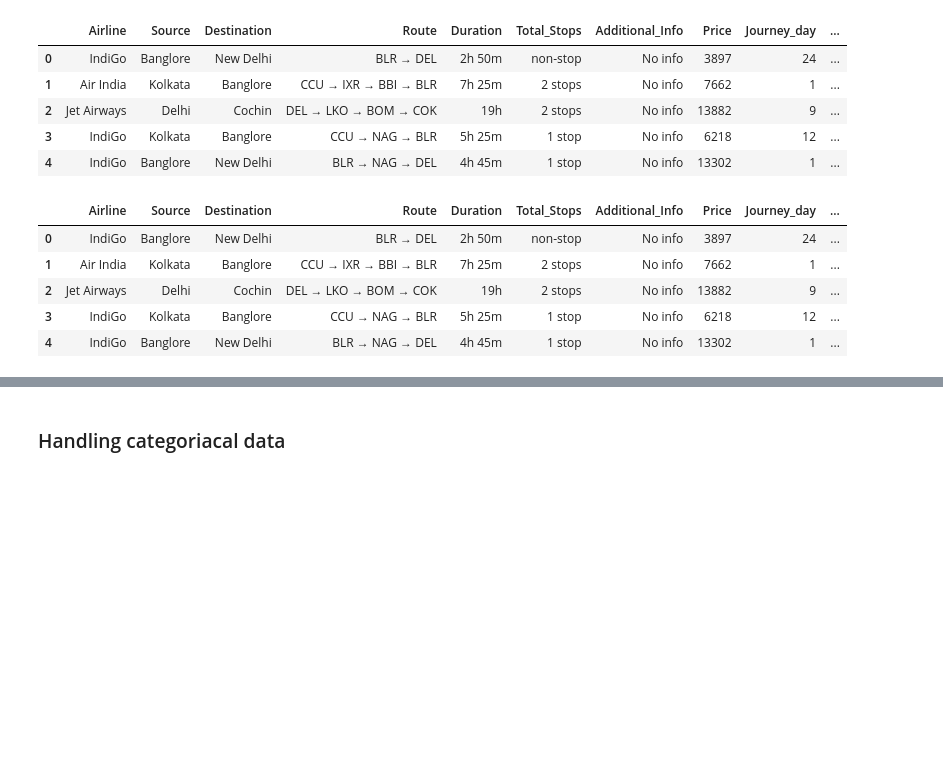
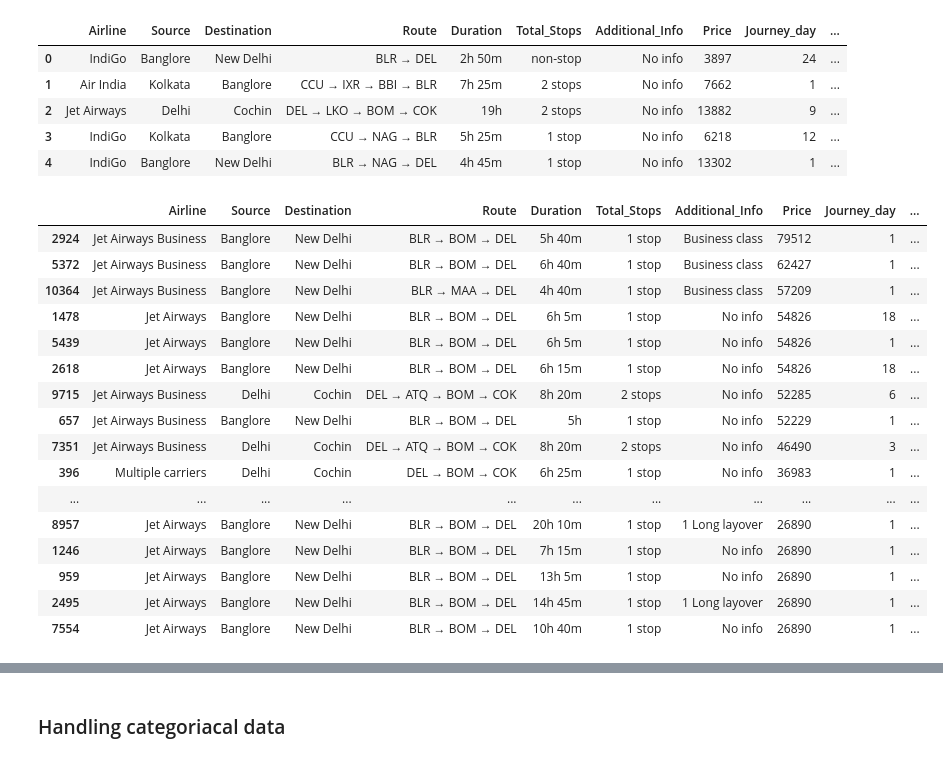
Before and after one commit to Takshil12345/FLight-price-prediction, a Jupyter notebook: flight_price_predictor.ipynb, the cells around one changed output, grey strips where cells are left out. Drawn from its saved outputs; the diff is of its cells as text; code cells hidden in the pictures; blank space fills up the shorter version.

```diff
--- a/flight_price_predictor.ipynb
+++ b/flight_price_predictor.ipynb
@@ -4,6 +4,7 @@ import numpy as np
 import pandas as pd
 import matplotlib.pyplot as plt
 import seaborn as sns
+pd.set_option('display.max_columns', None)
 # %% [output]
 Requirement already satisfied: numpy in ./env/lib/python3.9/site-packages (1.24.3)
 Requirement already satisfied: pandas in ./env/lib/python3.9/site-packages (2.0.0)
@@ -159,11 +160,23 @@ for i in range(len(duration)):
 # %%
 df['Duration_hours']=duration_hours
 df['Duration_mins']=duration_mins
-df.head()
+df = df.sort_values(by='Price', ascending=False)
+df.head(50)
 # %% [output]
 |  | Airline | Source | Destination | Route | Duration | Total_Stops | Additional_Info | Price | Journey_day | ... |
-| 0 | IndiGo | Banglore | New Delhi | BLR → DEL | 2h 50m | non-stop | No info | 3897 | 24 | ... |
-| 1 | Air India | Kolkata | Banglore | CCU → IXR → BBI → BLR | 7h 25m | 2 stops | No info | 7662 | 1 | ... |
-| 2 | Jet Airways | Delhi | Cochin | DEL → LKO → BOM → COK | 19h | 2 stops | No info | 13882 | 9 | ... |
-| 3 | IndiGo | Kolkata | Banglore | CCU → NAG → BLR | 5h 25m | 1 stop | No info | 6218 | 12 | ... |
-| 4 | IndiGo | Banglore | New Delhi | BLR → NAG → DEL | 4h 45m | 1 stop | No info | 13302 | 1 | ... |
+| 2924 | Jet Airways Business | Banglore | New Delhi | BLR → BOM → DEL | 5h 40m | 1 stop | Business class | 79512 | 1 | ... |
+| 5372 | Jet Airways Business | Banglore | New Delhi | BLR → BOM → DEL | 6h 40m | 1 stop | Business class | 62427 | 1 | ... |
+| 10364 | Jet Airways Business | Banglore | New Delhi | BLR → MAA → DEL | 4h 40m | 1 stop | Business class | 57209 | 1 | ... |
+| 1478 | Jet Airways | Banglore | New Delhi | BLR → BOM → DEL | 6h 5m | 1 stop | No info | 54826 | 18 | ... |
+| 5439 | Jet Airways | Banglore | New Delhi | BLR → BOM → DEL | 6h 5m | 1 stop | No info | 54826 | 1 | ... |
+| 2618 | Jet Airways | Banglore | New Delhi | BLR → BOM → DEL | 6h 15m | 1 stop | No info | 54826 | 18 | ... |
+| 9715 | Jet Airways Business | Delhi | Cochin | DEL → ATQ → BOM → COK | 8h 20m | 2 stops | No info | 52285 | 6 | ... |
+| 657 | Jet Airways Business | Banglore | New Delhi | BLR → BOM → DEL | 5h | 1 stop | No info | 52229 | 1 | ... |
+| 7351 | Jet Airways Business | Delhi | Cochin | DEL → ATQ → BOM → COK | 8h 20m | 2 stops | No info | 46490 | 3 | ... |
+| 396 | Multiple carriers | Delhi | Cochin | DEL → BOM → COK | 6h 25m | 1 stop | No info | 36983 | 1 | ... |
+| ... | ... | ... | ... | ... | ... | ... | ... | ... | ... | ... |
+| 8957 | Jet Airways | Banglore | New Delhi | BLR → BOM → DEL | 20h 10m | 1 stop | 1 Long layover | 26890 | 1 | ... |
+| 1246 | Jet Airways | Banglore | New Delhi | BLR → BOM → DEL | 7h 15m | 1 stop | No info | 26890 | 1 | ... |
+| 959 | Jet Airways | Banglore | New Delhi | BLR → BOM → DEL | 13h 5m | 1 stop | No info | 26890 | 1 | ... |
+| 2495 | Jet Airways | Banglore | New Delhi | BLR → BOM → DEL | 14h 45m | 1 stop | 1 Long layover | 26890 | 1 | ... |
+| 7554 | Jet Airways | Banglore | New Delhi | BLR → BOM → DEL | 10h 40m | 1 stop | No info | 26890 | 1 | ... |
```
Also changed, not shown: parts of 21 cells of this notebook, 3 other files.
